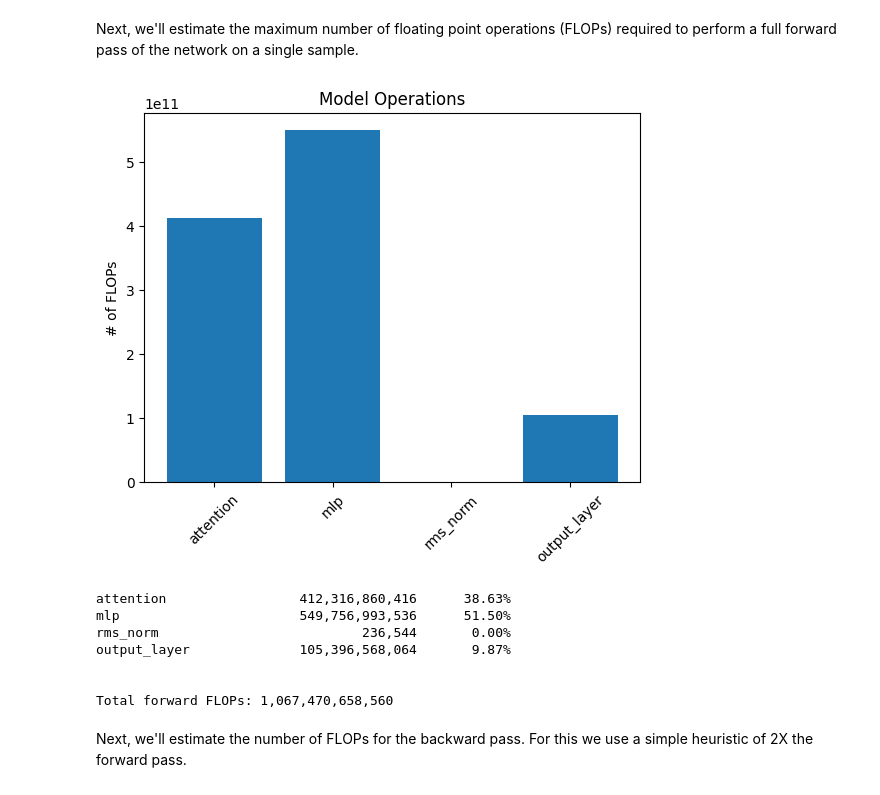
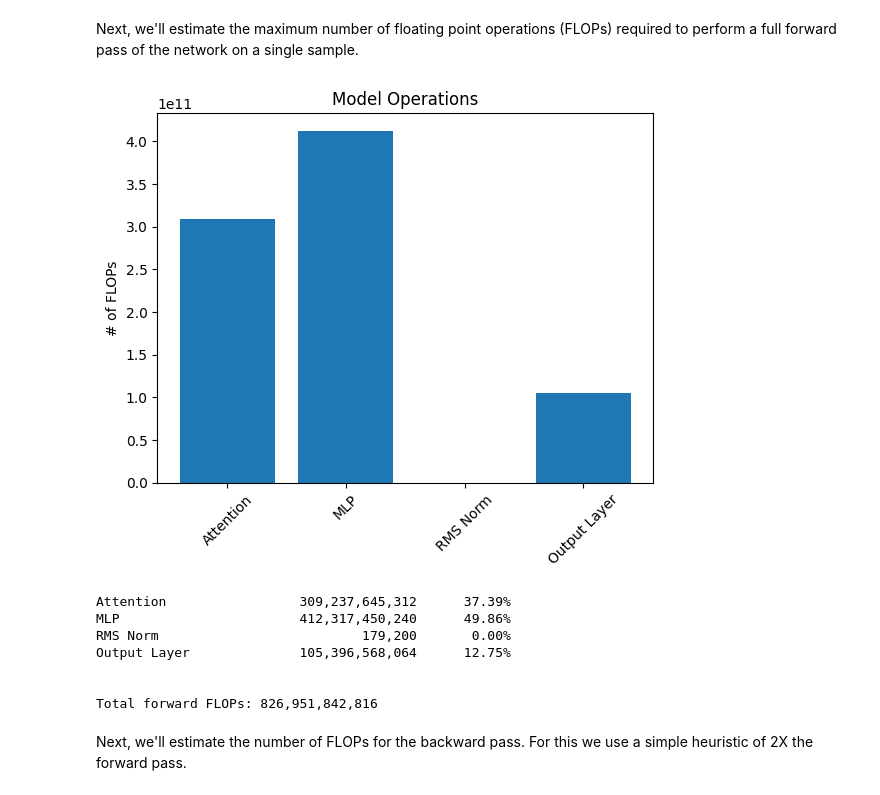
Before and after one commit to andrewdalpino/NoPE-GPT, a Jupyter notebook: model_sizing.ipynb, the cells around one changed output. Drawn from its saved outputs; the diff is of its cells as text; code cells hidden in the pictures.

```diff
--- a/model_sizing.ipynb
+++ b/model_sizing.ipynb
@@ -10,10 +18,17 @@ import matplotlib.pyplot as plt
 
 parameter_counts = {
     "Token Embeddings": vocabulary_size * embedding_dimensions,
-    "Attention": (embedding_dimensions ** 2 + embedding_dimensions * 3 * embedding_dimensions) * num_hidden_layers,
-    "MLP": embedding_dimensions * 4 * embedding_dimensions * 2 * num_hidden_layers,
+    "Attention": (
+        embedding_dimensions**2 + embedding_dimensions * 3 * embedding_dimensions
+    )
+    * num_hidden_layers,
+    "MLP": embedding_dimensions
+    * feed_forward_ratio
+    * embedding_dimensions
+    * 2
+    * num_hidden_layers,
     "RMS Norm": embedding_dimensions * num_hidden_layers * 2 + embedding_dimensions,
-    "Output Layer": 0, # Tied to token embeddings
+    "Output Layer": 0,  # Tied to token embeddings
 }
 
 plt.bar(parameter_counts.keys(), parameter_counts.values())
@@ -57,65 +103,91 @@ Total gigabytes: 1.82
 # %% [markdown]
 Next, we'll estimate the maximum number of floating point operations (FLOPs) required to perform a full forward pass of the network on a single sample.
 # %%
-ops_per_matmul = 2 # Multiply + accumulate (MAC)
-ops_per_activation = 9 # Assuming GELU
-ops_per_rms_norm = 7 # y = (x / sqrt(rms[x] + epsilon)) * gamma
+ops_per_matmul = 2  # Multiply + accumulate (MAC)
+ops_per_activation = 5  # Assuming SiLU
+ops_per_rms_norm = 7  # y = (x / sqrt(rms[x] + epsilon)) * gamma
+
+head_dimensions = embedding_dimensions // num_attention_heads
 
 # K, Q, V projections
-attention = ops_per_matmul * block_size * embedding_dimensions * 3 * embedding_dimensions
+attention = (
+    ops_per_matmul
+    * tokens_per_sample
+    * (embedding_dimensions * 3 * embedding_dimensions)
+)
 
 # Attention logits
-attention += 2 * ops_per_matmul * block_size ** 2 * embedding_dimensions
+attention += (
+    ops_per_matmul * tokens_per_sample * tokens_per_sample * embedding_dimensions
+)
+
+# Reductions
+attention += (
+    ops_per_matmul
+    * num_attention_heads
+    * (tokens_per_sample * tokens_per_sample * head_dimensions)
+)
 
 # Output projection
-attention += ops_per_matmul * block_size * embedding_dimensions ** 2
+attention += ops_per_matmul * tokens_per_sample * embedding_dimensions**2
 
 attention *= num_hidden_layers
 
 # Linear transformations
-mlp = 2 * ops_per_matmul * block_size * embedding_dimensions * 4 * embedding_dimensions
+mlp = (
+    ops_per_matmul
+    * tokens_per_sample
+    * (embedding_dimensions * (4 * embedding_dimensions))
+)
+mlp += (
+    ops_per_matmul
+    * tokens_per_sample
+    * ((4 * embedding_dimensions) * embedding_dimensions)
+)
 
 # Non-linear activations
-mlp += ops_per_activation * 4 * embedding_dimensions
+mlp += ops_per_activation * (4 * embedding_dimensions)
 
 mlp *= num_hidden_layers
 
 rms_norm = ops_per_rms_norm * embedding_dimensions * (num_hidden_layers + 1)
 
-output_layer = ops_per_matmul * block_size * embedding_dimensions * vocabulary_size
+output_layer = (
+    ops_per_matmul * tokens_per_sample * embedding_dimensions * vocabulary_size
+)
 
 flops = {
-    "attention": attention,
-    "mlp": mlp,
-    "rms_norm": rms_norm,
-    "output_layer": output_layer,
+    "Attention": attention,
+    "MLP": mlp,
+    "RMS Norm": rms_norm,
+    "Output Layer": output_layer,
 }
 
 plt.bar(flops.keys(), flops.values())
 
 plt.title("Model Operations")
 plt.ylabel("# of FLOPs")
 plt.xticks(rotation=45)
 
 plt.show()
 
 total_forward_flops = sum(flops.values())
 
 for name, count in flops.items():
     print(f"{name:20s} {count:20,d} {count / total_forward_flops * 100:10.2f}%")
 
 print("\n")
 
 print(f"Total forward FLOPs: {total_forward_flops:,}")
 # %% [output]
-[figure, old version]
+[figure, new version]
-attention                 412,316,860,416      38.63%
-mlp                       549,756,993,536      51.50%
-rms_norm                          236,544       0.00%
-output_layer              105,396,568,064       9.87%
+Attention                 309,237,645,312      37.39%
+MLP                       412,317,450,240      49.86%
+RMS Norm                          179,200       0.00%
+Output Layer              105,396,568,064      12.75%
 
 
-Total forward FLOPs: 1,067,470,658,560
+Total forward FLOPs: 826,951,842,816
 # %% [markdown]
 Next, we'll estimate the number of FLOPs for the backward pass. For this we use a simple heuristic of 2X the forward pass.
 # %%
```
Also changed, not shown: parts of 20 cells of this notebook, 15 other files.
